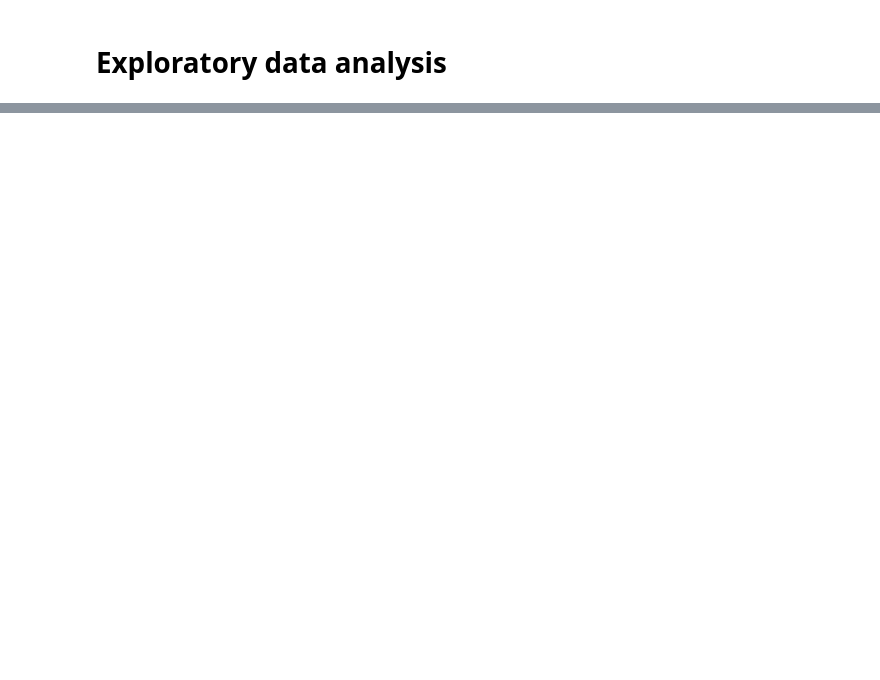
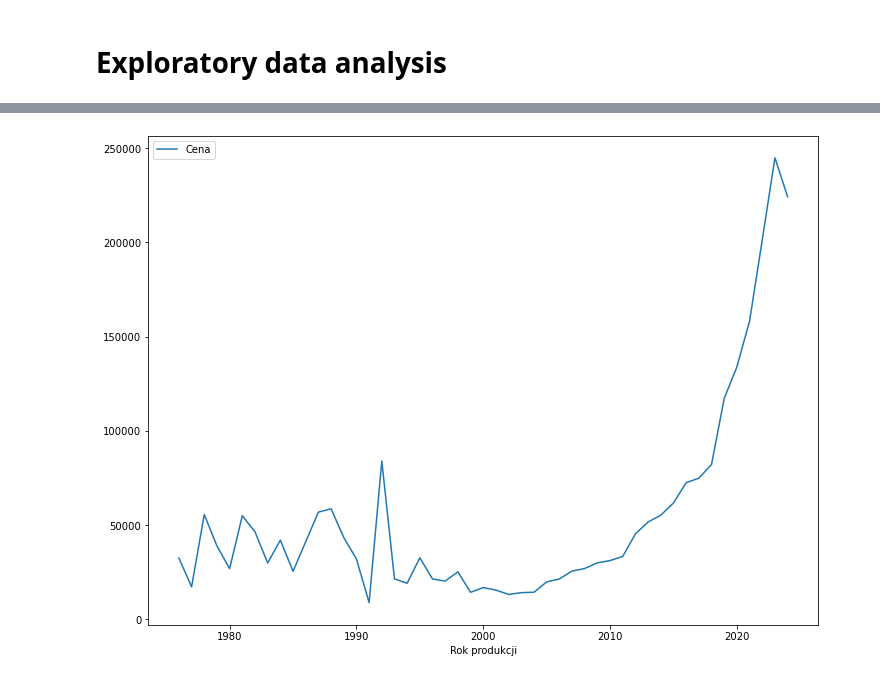
Before and after one commit to WaznyKamo/BMW-3-market_analysis_and_price_prediction, a Jupyter notebook: BMW 3 price analysis and prediction.ipynb, the cells around one changed output, grey strips where cells are left out. Saved outputs shown, nothing was run; the diff lists cells and outputs as text; code cells hidden in the pictures; blank space fills up the shorter version.

```diff
--- a/BMW 3 price analysis and prediction.ipynb
+++ b/BMW 3 price analysis and prediction.ipynb
@@ -251,0 +235,5 @@ data_categoric
+# %%
+data[['Cena', 'Rok produkcji']].groupby('Rok produkcji').mean().plot(figsize=[12,9])
+plt.show()
+# %% [output]
+[figure, added]
```
Also changed, not shown: parts of 10 cells of this notebook.
